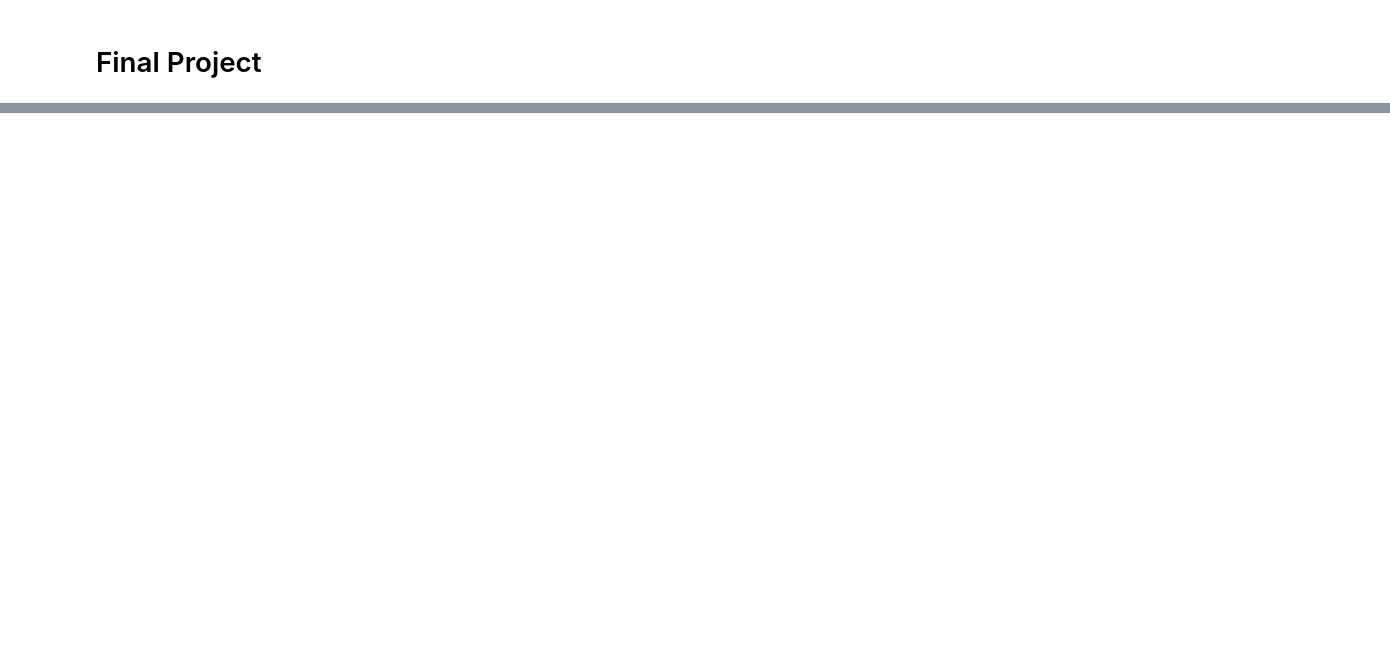
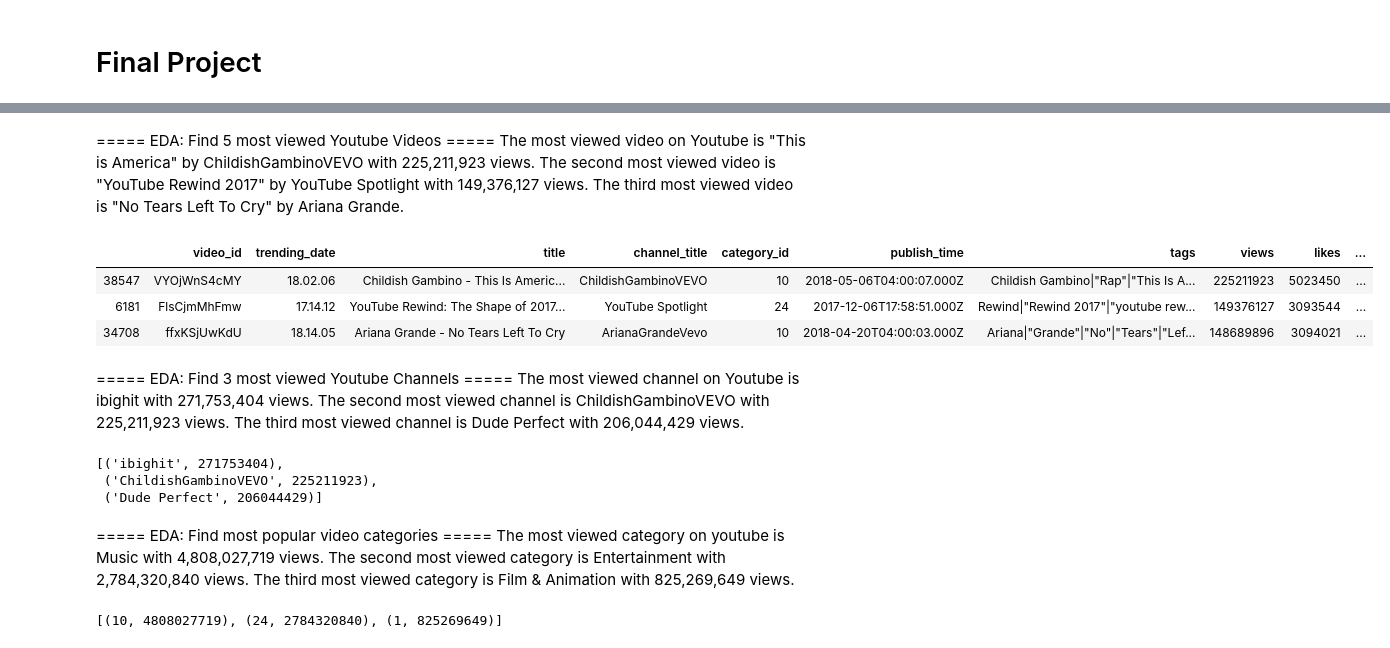
Before and after one commit to NickBoller/NickBoller.github.io, a Jupyter notebook: Final Project.ipynb, the cells around one changed output, grey strips where cells are left out. Cells and saved outputs as stored; diff of their text form; code cells hidden in the pictures; blank space fills up the shorter version.

```diff
--- a/Final Project.ipynb
+++ b/Final Project.ipynb
@@ -28,0 +32,40 @@ yt_videos
+# %% [markdown]
+===== EDA: Find 5 most viewed Youtube Videos =====
+The most viewed video on Youtube is "This is America" by ChildishGambinoVEVO with 225,211,923 views. The second most viewed video is "YouTube Rewind 2017" by YouTube Spotlight with 149,376,127 views. The third most viewed video is "No Tears Left To Cry" by Ariana Grande.
+# %%
+most_viewed_videos = yt_videos.nlargest(3, ['views'])
+most_viewed_videos
+# %% [output]
+|  | video_id | trending_date | title | channel_title | category_id | publish_time | tags | views | likes | ... |
+| 38547 | VYOjWnS4cMY | 18.02.06 | Childish Gambino - This Is Americ... | ChildishGambinoVEVO | 10 | 2018-05-06T04:00:07.000Z | Childish Gambino|"Rap"|"This Is A... | 225211923 | 5023450 | ... |
+| 6181 | FlsCjmMhFmw | 17.14.12 | YouTube Rewind: The Shape of 2017... | YouTube Spotlight | 24 | 2017-12-06T17:58:51.000Z | Rewind|"Rewind 2017"|"youtube rew... | 149376127 | 3093544 | ... |
+| 34708 | ffxKSjUwKdU | 18.14.05 | Ariana Grande - No Tears Left To Cry | ArianaGrandeVevo | 10 | 2018-04-20T04:00:03.000Z | Ariana|"Grande"|"No"|"Tears"|"Lef... | 148689896 | 3094021 | ... |
+# %% [markdown]
+===== EDA: Find 3 most viewed Youtube Channels =====
+The most viewed channel on Youtube is ibighit with 271,753,404 views. The second most viewed channel is ChildishGambinoVEVO with 225,211,923 views. The third most viewed channel is Dude Perfect with 206,044,429 views.
+# %%
+unique_channels = {k:0 for k in yt_videos['channel_title']}
+
+for index, row in yt_videos.iterrows():
+    # Sum up video views for each channel
+    unique_channels[row['channel_title']] += row['views']
+
+channels_sorted_by_total_views = sorted(unique_channels.items(), key=lambda x: x[1], reverse=True)
+channels_sorted_by_total_views[:3]
+# %% [output]
+[('ibighit', 271753404),
+ ('ChildishGambinoVEVO', 225211923),
+ ('Dude Perfect', 206044429)]
+# %% [markdown]
+===== EDA: Find most popular video categories =====
+The most viewed category on youtube is Music with 4,808,027,719 views. The second most viewed category is Entertainment with 2,784,320,840 views. The third most viewed category is Film & Animation with 825,269,649 views.
+# %%
+category_views = {k:0 for k in yt_videos['category_id']}
+
+for index, row in yt_videos.iterrows():
+    category_views[row['category_id']] += row['views']
+
+categories_sorted_by_total_views = sorted(category_views.items(), key=lambda x: x[1], reverse=True)
+categories_sorted_by_total_views[:3]
+# %% [output]
+[(10, 4808027719), (24, 2784320840), (1, 825269649)]
```
Also changed, not shown: parts of 6 cells of this notebook.
